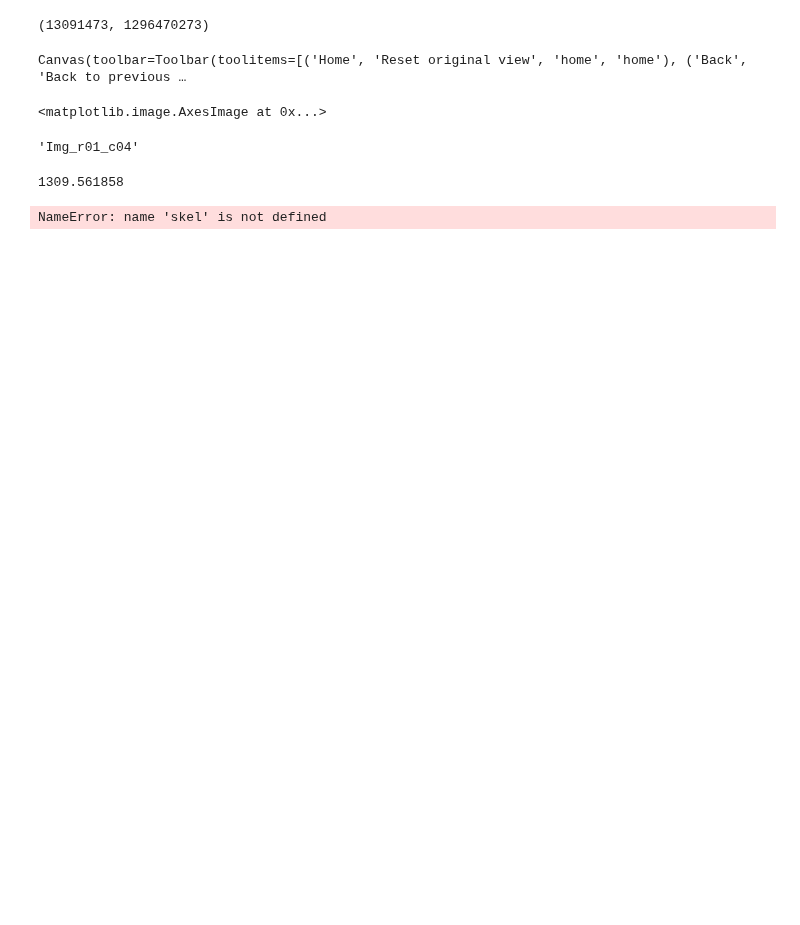
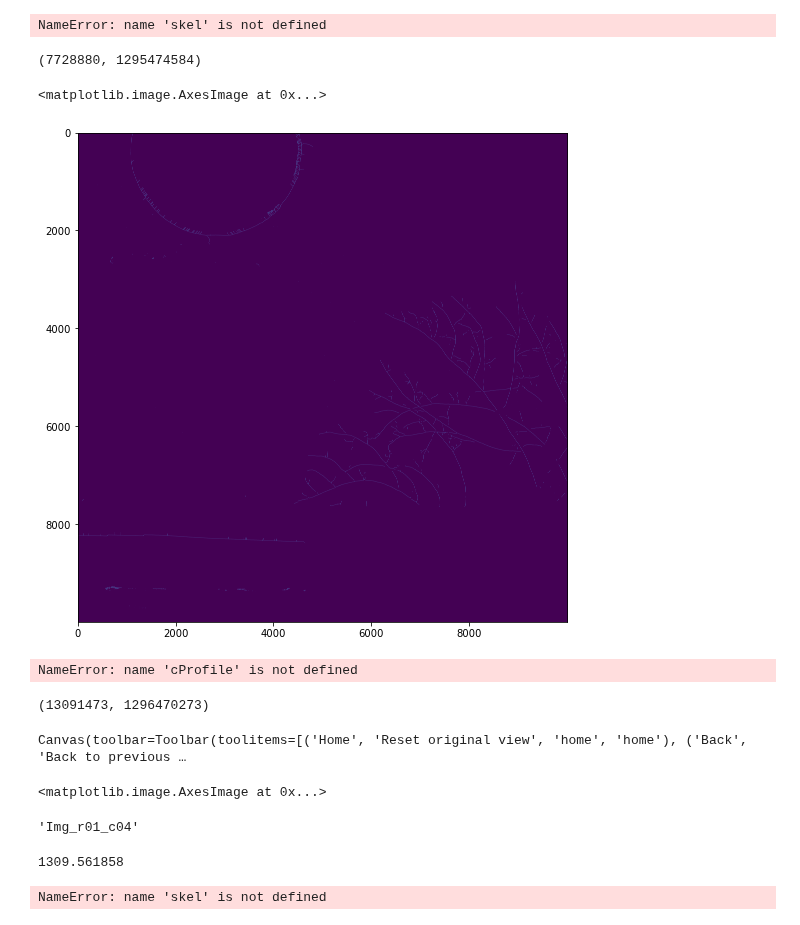
Before and after one commit to Cocopyth/AMFtrack, a Jupyter notebook: extract_skel_surf.ipynb, the cells around one changed output. Drawn from its saved outputs; the diff is of its cells as text; code cells hidden in the pictures; blank space fills up the shorter version.

Commit message:
working on extracting skel

```diff
--- a/extract_skel_surf.ipynb
+++ b/extract_skel_surf.ipynb
@@ -44,0 +93,40 @@ for name in tileconfig[0]:
+# %%
+from time import time,sleep
+t=time()
+xs =[c[0] for c in tileconfig[2]]
+ys =[c[1] for c in tileconfig[2]]
+dim = (int(np.max(ys)-np.min(ys))+4096,int(np.max(xs)-np.min(xs))+4096)
+ims = []
+for name in tileconfig[0]:
+#     ims.append(imageio.imread('//sun.amolf.nl/shimizu-data/home-folder/oyartegalvez/Drive_AMFtopology/PRINCE'+date_plate+plate_str+'/Img/'+name))
+    ims.append(imageio.imread(f'{name}'))
+skel = np.zeros(dim,dtype=np.uint8)
+for index,im in enumerate(ims):
+    print(index)
+    im_cropped = im
+    im_blurred =cv2.blur(im_cropped, (200, 200))
+    im_back_rem = (im_cropped+1)/(im_blurred+1)
+    im_back_rem = cv2.normalize(im_back_rem, None, 0, 255, cv2.NORM_MINMAX)
+    im_back_rem_inv = cv2.normalize(255-im_back_rem, None, 0, 255, cv2.NORM_MINMAX)
+    frangised = frangi(im_back_rem,sigmas=range(1,20,4))
+    frangised = cv2.normalize(frangised, None, 0, 255, cv2.NORM_MINMAX)
+    transformed = cv2.normalize(frangised-im_back_rem, None, 0, 255, cv2.NORM_MINMAX)
+    transformed = cv2.normalize(-im_back_rem, None, 0, 255, cv2.NORM_MINMAX)
+    low = 180
+    high = 200
+    lowt = (transformed > low).astype(int)
+    hight = (transformed > high).astype(int)
+    hyst = filters.apply_hysteresis_threshold(transformed, low, high)
+    kernel = np.ones((3,3),np.uint8)
+    dilation = cv2.dilate(hyst.astype(np.uint8) * 255,kernel,iterations = 1)
+    boundaries = int(tileconfig[2][index][0]-np.min(xs)),int(tileconfig[2][index][1]-np.min(ys))
+    for i in range(3):
+        dilation=cv2.erode(dilation.astype(np.uint8) * 255,kernel,iterations = 1)
+        dilation = cv2.dilate(dilation.astype(np.uint8) * 255,kernel,iterations = 1)
+    dilated = dilation>0
+#     np.save(f'Temp\dilated{tileconfig[0][i]}',dilated)
+    skel[boundaries[1]:boundaries[1]+shape[0],boundaries[0]:boundaries[0]+shape[1]] += sparse_dilated
+skeletonized = cv2.ximgproc.thinning(np.array(255*(skel>0),dtype=np.uint8))
+sio.savemat(path_snap+'/Analysis/dilated.mat',{'dilated' : skel})
+sio.savemat(path_snap+'/Analysis/skeleton.mat',{'skeleton' : skeletonized})
+print('time=',time()-t)
@@ -45,3 +151,7 @@ for name in tileconfig[0]:
+# %%
+skel
+# %% [output]
+NameError: name 'skel' is not defined
 # %%
 xs =[c[0] for c in tileconfig[2]]
 ys =[c[1] for c in tileconfig[2]]
@@ -79,6 +189,22 @@ for index,im in enumerate(ims):
         skel[boundaries[1]:boundaries[1]+shape[0],boundaries[0]:boundaries[0]+shape[1]] += sparse_dilated
 #     skeletonized = thin(dilated)
 #     break
+# %%
+np.sum(skel>0),np.sum(skel<=0)
+# %% [output]
+(7728880, 1295474584)
+# %%
+plt.close('all')
+fig=plt.figure(figsize=(10,9))
+ax = fig.add_subplot(111)
+ax.imshow(cv2.ximgproc.thinning(np.array(255*(skel[15000:25000,35000:45000]>0),dtype=np.uint8)))
+# %% [output]
+<matplotlib.image.AxesImage at 0x...>
+[figure, added]
+# %%
+cProfile.run('cv2.ximgproc.thinning(np.array(255*(skel[15000:25000,35000:45000]>0),dtype=np.uint8))')
+# %% [output]
+NameError: name 'cProfile' is not defined
 # %%
 for name in tileconfig[0]:
 #     ims.append(imageio.imread('//sun.amolf.nl/shimizu-data/home-folder/oyartegalvez/Drive_AMFtopology/PRINCE'+date_plate+plate_str+'/Img/'+name))
```
Also changed, not shown: parts of 9 cells of this notebook, 1 other file.
